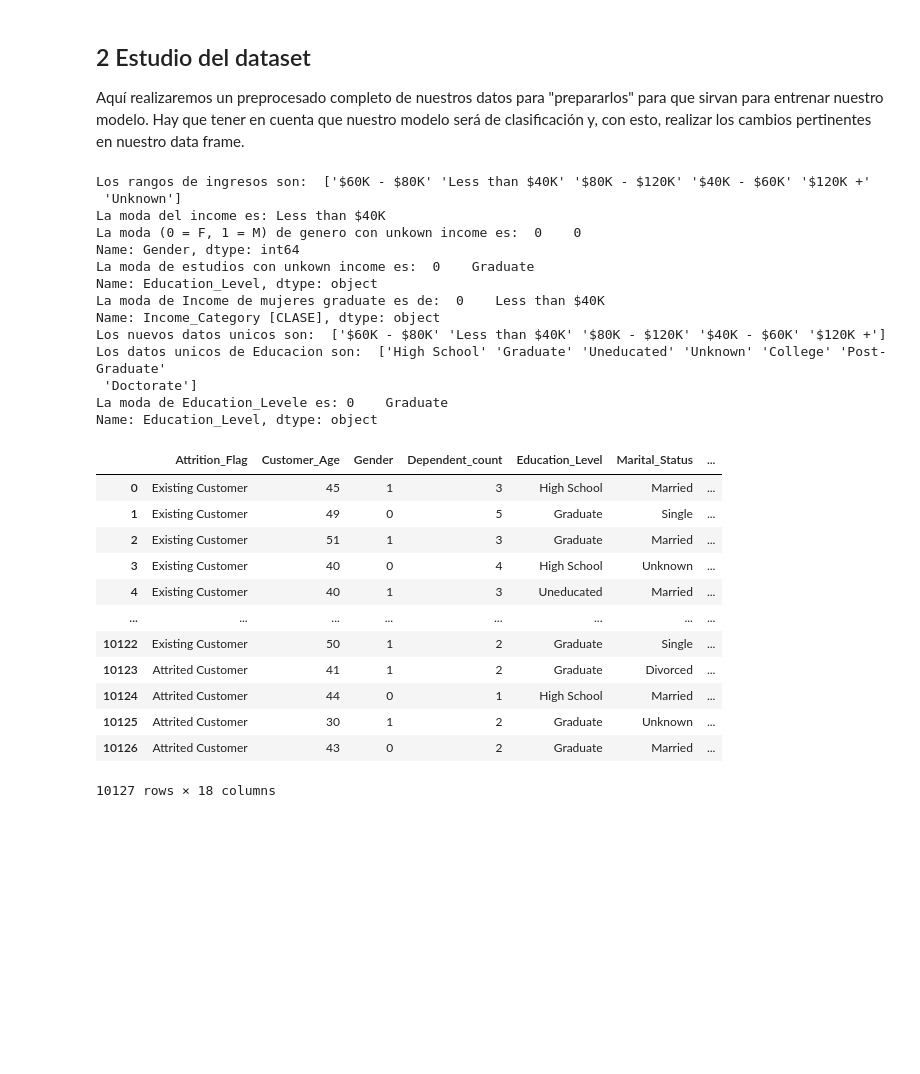
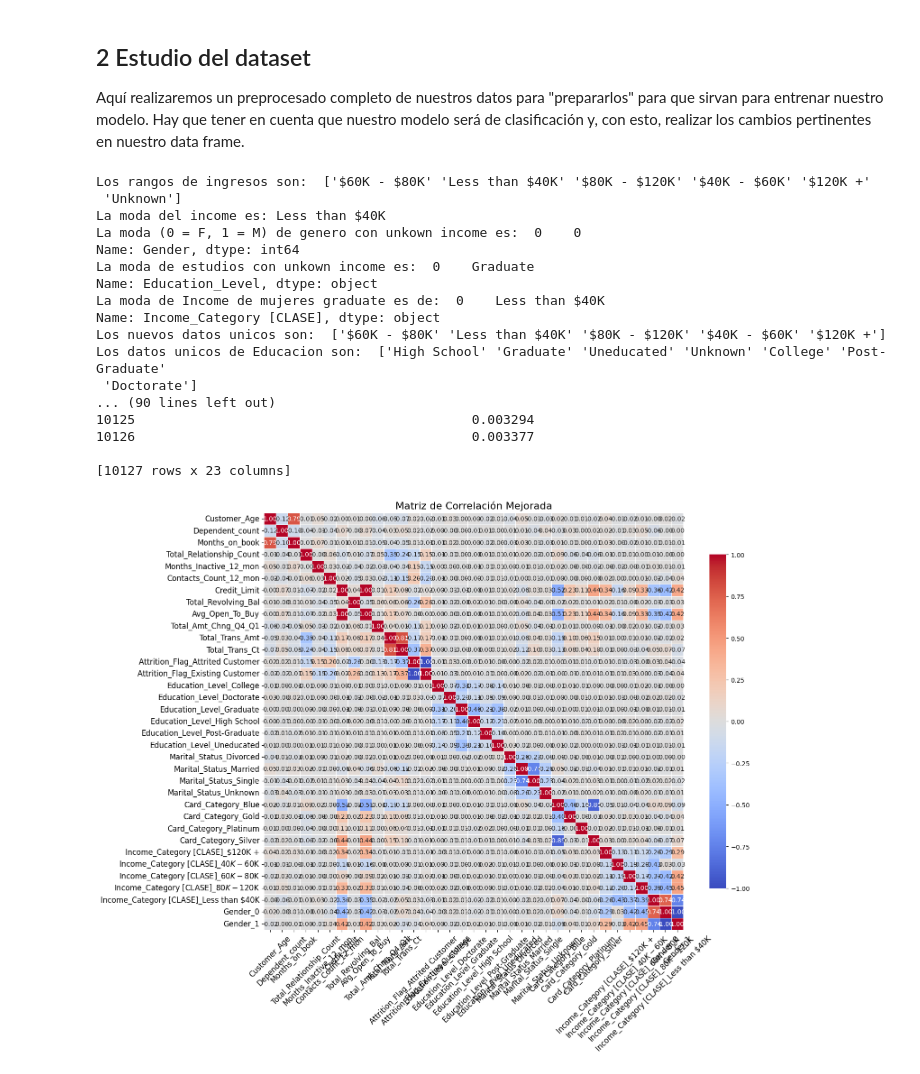
Before and after one commit to pabloruizburgos/AA, a Jupyter notebook: main.ipynb, the cells around one changed output. Cells and saved outputs as stored; diff of their text form; code cells hidden in the pictures; blank space fills up the shorter version.

Commit message:
New corr matrix

```diff
--- a/main.ipynb
+++ b/main.ipynb
@@ -33,6 +33,7 @@ Aquí realizaremos un preprocesado completo de nuestros datos para "prepararlos"
 # %%
 # Como ya sabemos nuestra variable a predecir, le añadimos en su nombre: [CLASE]
 datos.rename(columns={'Income_Category': 'Income_Category [CLASE]'}, inplace=True)
+
 # Eliminamos el nº de cliente ya que no ayuda a predecir nada
 # Solo serviría de identificador para la fila, pero contamos con el nº de fila ya
 datos_limpios = datos.drop(columns = ['CLIENTNUM'])
@@ -75,45 +76,51 @@ datos_limpios['Income_Category [CLASE]'] = datos_limpios['Income_Category [CLASE
 datos_limpios_adjusted = datos_limpios
 
 # Comprobamos el cambio
 print('Los nuevos datos unicos son: ',datos_limpios_adjusted['Income_Category [CLASE]'].unique())
 
 # Ahora hacemos lo mismo con 'Education_Level'
 print('Los datos unicos de Educacion son: ', datos_limpios_adjusted['Education_Level'].unique())
 print('La moda de Education_Levele es:', datos_limpios_adjusted['Education_Level'].mode())
 
 # Cambiamos 'unknown' por su moda de dato, que es 'Graduate'
 datos_limpios_adjusted['Education_Level'] = datos_limpios_adjusted['Education_Level'].replace('Unknown', 'Graduate')
 
 datos_limpios_adjusted
 
 ##########################################################################################
 
 # Calculamos la matriz de correlación (one-hot encoding??)
+columnas_categoricas = ['Attrition_Flag', 'Education_Level', 'Marital_Status', 'Card_Category', 'Income_Category [CLASE]', 'Gender']
+datos_limpios = pd.get_dummies(datos_limpios, columns = columnas_categoricas)
+print(datos)
+
+matriz_correlacion = datos_limpios.corr()
+# Visualizar la matriz de correlación de manera chula
+import seaborn as sns
+import matplotlib.pyplot as plt
+
+plt.figure(figsize=(15, 12))  # Aumenta el tamaño de la figura
+sns.heatmap(matriz_correlacion, annot=True, fmt=".2f", cmap='coolwarm', linewidths=0.5, cbar_kws={'shrink': 0.8})
+plt.title("Matriz de Correlación Mejorada", fontsize=16)
+plt.xticks(fontsize=12, rotation=45)
+plt.yticks(fontsize=12)
+plt.show()
 # %% [output]
 Los rangos de ingresos son:  ['$60K - $80K' 'Less than $40K' '$80K - $120K' '$40K - $60K' '$120K +'
  'Unknown']
 La moda del income es: Less than $40K
 La moda (0 = F, 1 = M) de genero con unkown income es:  0    0
 Name: Gender, dtype: int64
 La moda de estudios con unkown income es:  0    Graduate
 Name: Education_Level, dtype: object
 La moda de Income de mujeres graduate es de:  0    Less than $40K
 Name: Income_Category [CLASE], dtype: object
 Los nuevos datos unicos son:  ['$60K - $80K' 'Less than $40K' '$80K - $120K' '$40K - $60K' '$120K +']
 Los datos unicos de Educacion son:  ['High School' 'Graduate' 'Uneducated' 'Unknown' 'College' 'Post-Graduate'
  'Doctorate']
-La moda de Education_Levele es: 0    Graduate
-Name: Education_Level, dtype: object
+... (90 lines left out)
+10125                                           0.003294
+10126                                           0.003377
+
+[10127 rows x 23 columns]
-|  | Attrition_Flag | Customer_Age | Gender | Dependent_count | Education_Level | Marital_Status | ... |
-| 0 | Existing Customer | 45 | 1 | 3 | High School | Married | ... |
-| 1 | Existing Customer | 49 | 0 | 5 | Graduate | Single | ... |
-| 2 | Existing Customer | 51 | 1 | 3 | Graduate | Married | ... |
-| 3 | Existing Customer | 40 | 0 | 4 | High School | Unknown | ... |
-| 4 | Existing Customer | 40 | 1 | 3 | Uneducated | Married | ... |
-| ... | ... | ... | ... | ... | ... | ... | ... |
-| 10122 | Existing Customer | 50 | 1 | 2 | Graduate | Single | ... |
-| 10123 | Attrited Customer | 41 | 1 | 2 | Graduate | Divorced | ... |
-| 10124 | Attrited Customer | 44 | 0 | 1 | High School | Married | ... |
-| 10125 | Attrited Customer | 30 | 1 | 2 | Graduate | Unknown | ... |
-| 10126 | Attrited Customer | 43 | 0 | 2 | Graduate | Married | ... |
-10127 rows × 18 columns
+[figure, added]
```
